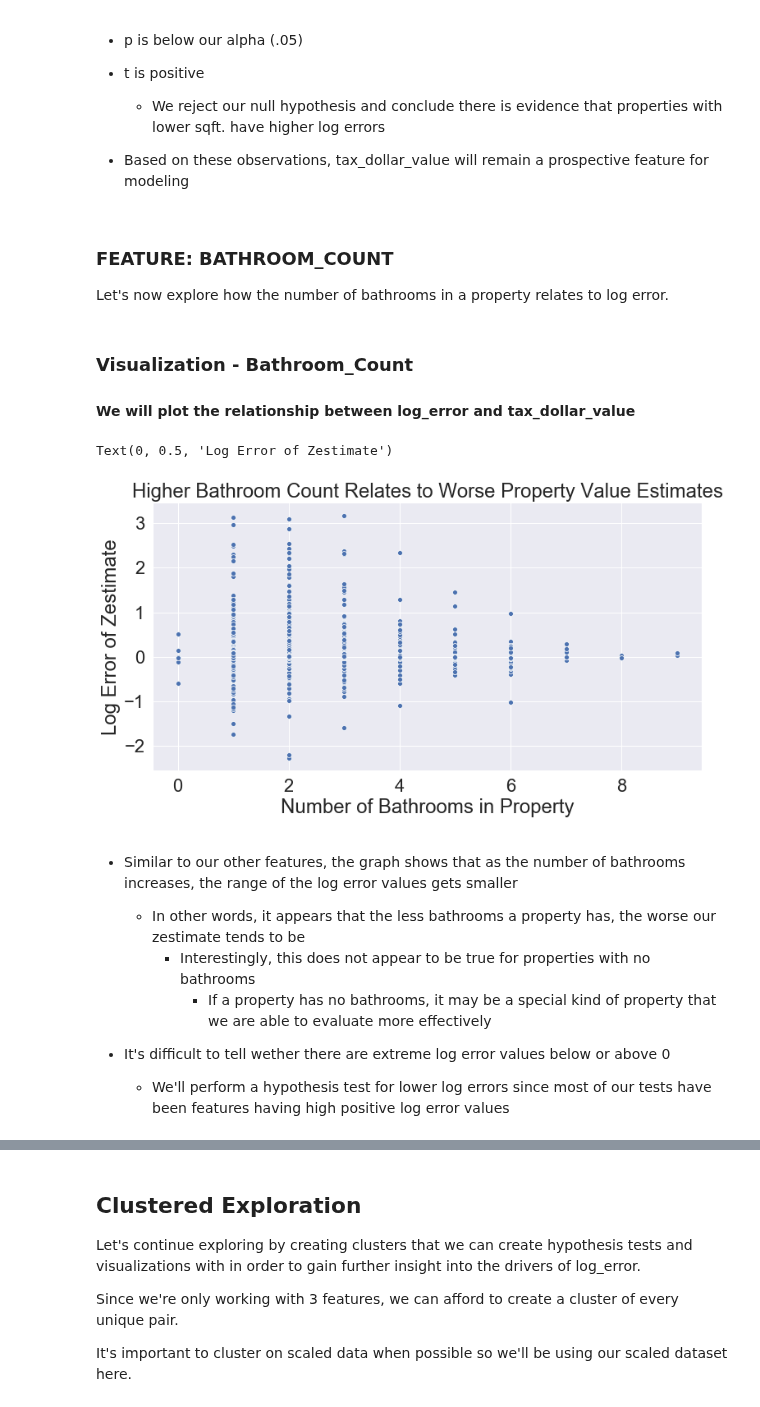
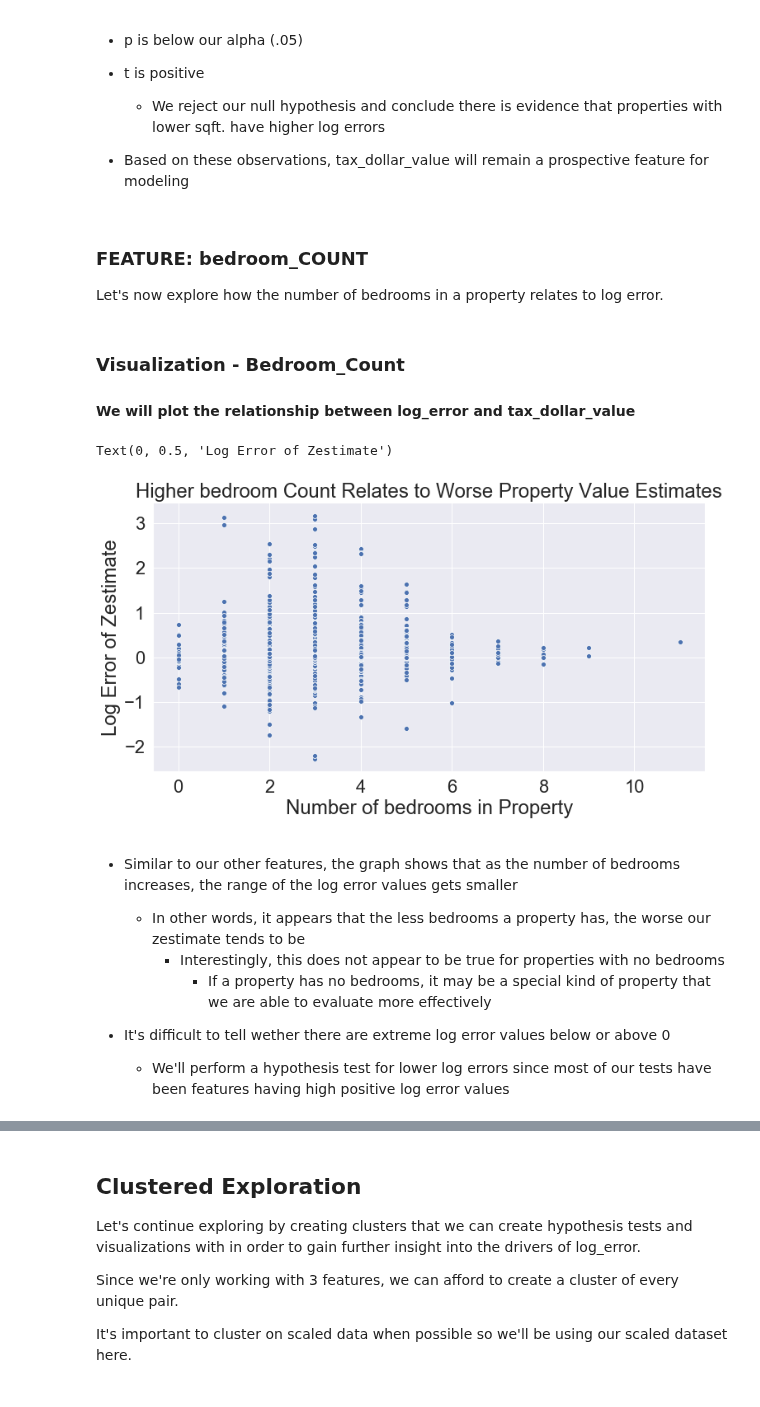
Before and after one commit to SamuelD-Data/zillow_clustering_project, a Jupyter notebook: zillow_clustering_project_notebook.ipynb, the cells around one changed output, grey strips where cells are left out. Drawn from its saved outputs; the diff is of its cells as text; code cells hidden in the pictures.

```diff
--- a/zillow_clustering_project_notebook.ipynb
+++ b/zillow_clustering_project_notebook.ipynb
@@ -859,32 +859,32 @@ p = 0.0007158276410207939
 
 - Based on these observations, tax_dollar_value will remain a prospective feature for modeling
 # %% [markdown]
-### FEATURE: BATHROOM_COUNT
-Let's now explore how the number of bathrooms in a property relates to log error.
+### FEATURE: bedroom_COUNT
+Let's now explore how the number of bedrooms in a property relates to log error.
 # %% [markdown]
-### Visualization - Bathroom_Count
+### Visualization - Bedroom_Count
 #### We will plot the relationship between log_error and tax_dollar_value
 # %%
 # setting figure size
 sns.set(rc = {'figure.figsize':(12,6)})
 
 # setting font size
 sns.set(font_scale = 2)
 
 # plotting scatterplot and setting title
-sns.scatterplot(x = 'bathroom_count', y = 'log_error', data = train).set_title("Higher Bathroom Count Relates to Worse Property Value Estimates")
+sns.scatterplot(x = 'bedroom_count', y = 'log_error', data = train).set_title("Higher bedroom Count Relates to Worse Property Value Estimates")
 
 # setting x and y label
-plt.xlabel("Number of Bathrooms in Property")
+plt.xlabel("Number of bedrooms in Property")
 plt.ylabel("Log Error of Zestimate")
 # %% [output]
 Text(0, 0.5, 'Log Error of Zestimate')
-[figure, old version]
+[figure, new version]
 # %% [markdown]
-- Similar to our other features, the graph shows that as the number of bathrooms increases, the range of the log error values gets smaller
-    - In other words, it appears that the less bathrooms a property has, the worse our zestimate tends to be
-        - Interestingly, this does not appear to be true for properties with no bathrooms
-            - If a property has no bathrooms, it may be a special kind of property that we are able to evaluate more effectively
+- Similar to our other features, the graph shows that as the number of bedrooms increases, the range of the log error values gets smaller
+    - In other words, it appears that the less bedrooms a property has, the worse our zestimate tends to be
+        - Interestingly, this does not appear to be true for properties with no bedrooms
+            - If a property has no bedrooms, it may be a special kind of property that we are able to evaluate more effectively
 
 - It's difficult to tell wether there are extreme log error values below or above 0
     - We'll perform a hypothesis test for lower log errors since most of our tests have been features having high positive log error values
```
Also changed, not shown: parts of 41 cells of this notebook.
